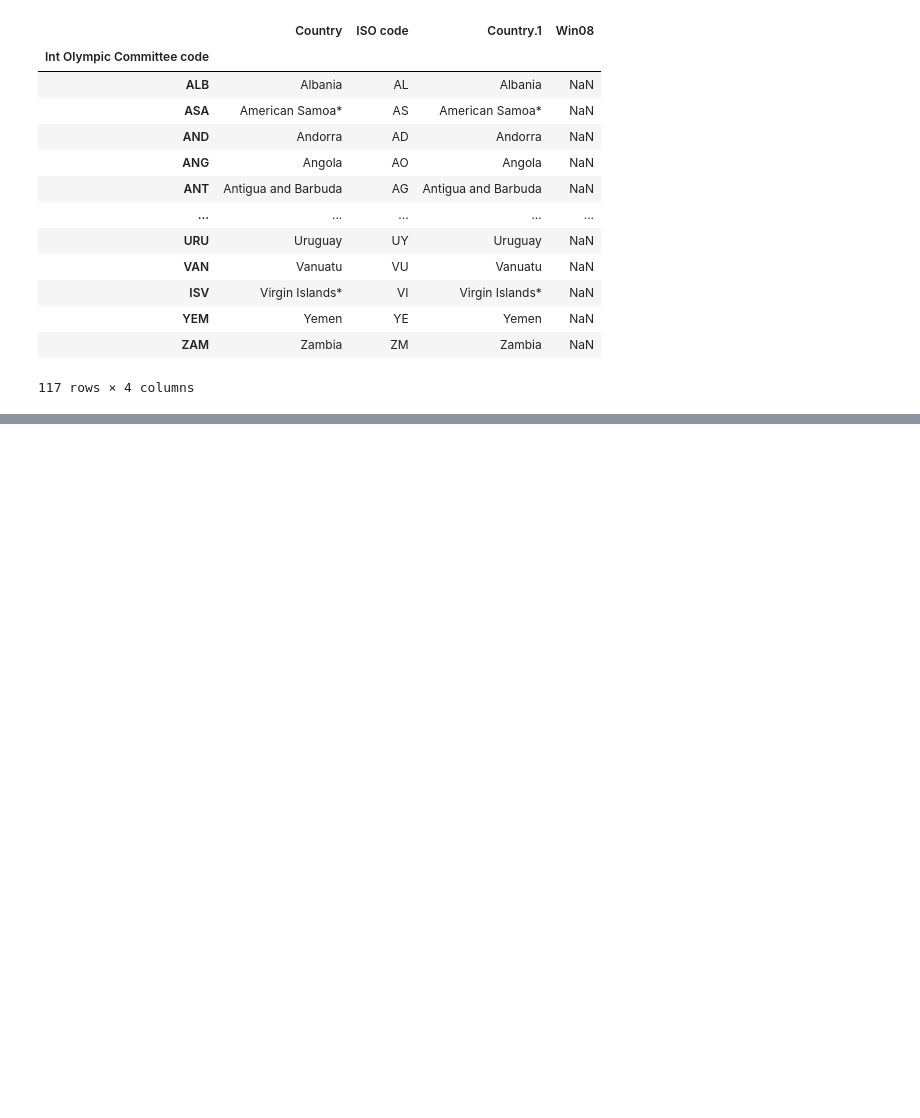
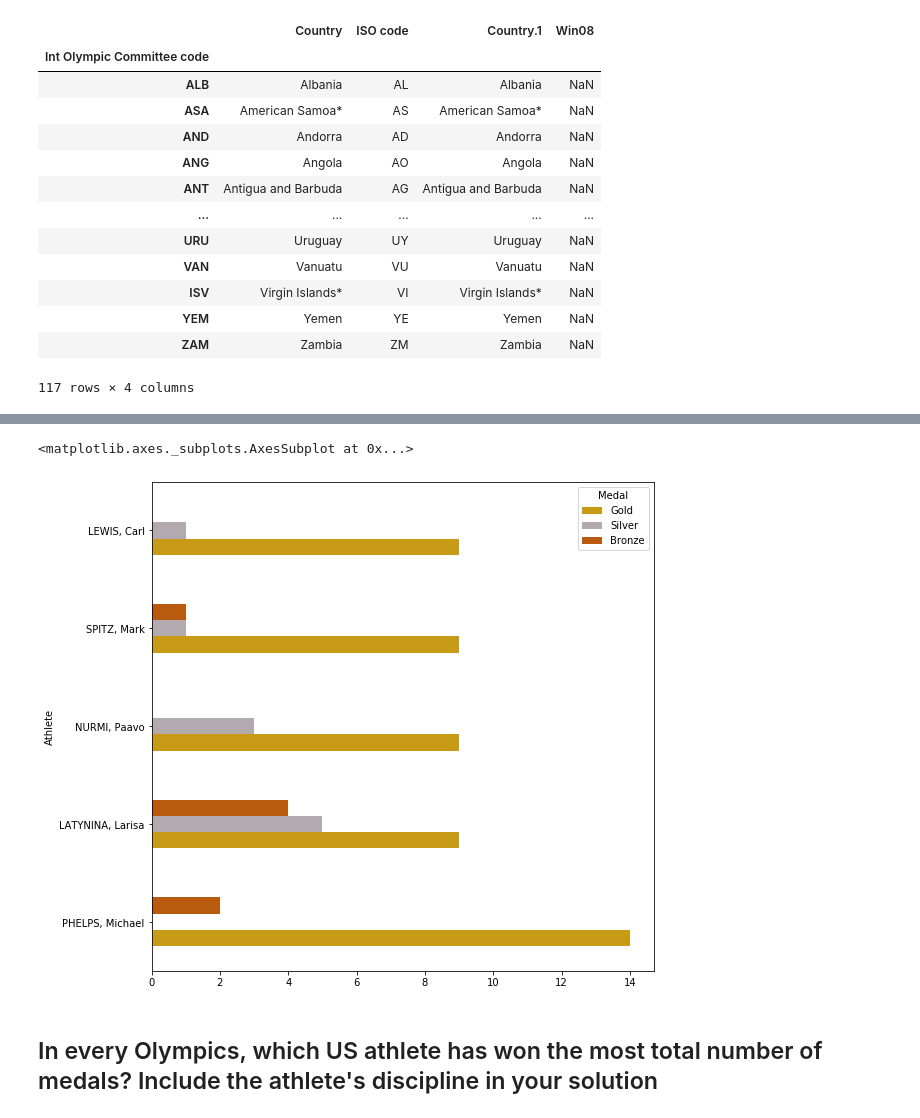
Before and after one commit to coding-cat23/fresh-daisies, a Jupyter notebook: pandas Essentials course.ipynb, the cells around one changed output, grey strips where cells are left out. Cells and saved outputs as stored; diff of their text form; code cells hidden in the pictures; blank space fills up the shorter version.

```diff
--- a/pandas Essentials course.ipynb
+++ b/pandas Essentials course.ipynb
@@ -168,0 +242,7 @@ cc[cc['Win08'].isnull()]
+# %%
+#Group by atheltes and their medals
+top5=oo.groupby(['Athlete','Medal'])
+# %%
+#Unstack by medal and preview
+top5_by_medal= top5.size().unstack('Medal', fill_value=0)
+top5_by_medal
@@ -168,0 +264,13 @@ cc[cc['Win08'].isnull()]
+# %%
+
+#Array with colours to represent different medals
+medal_colors = ["#c79b16","#b3aaaf", "#b85b0f"]
+# Set custom color palette
+sns.set_palette(sns.color_palette(medal_colors ))#Now sort according to gold, silver, bronze and plot the top 5 only
+
+top5_by_medal.sort_values(['Gold','Silver','Bronze'], ascending=False)[['Gold','Silver','Bronze']].head(5).plot(kind='barh', figsize=(9,9))
+# %% [output]
+<matplotlib.axes._subplots.AxesSubplot at 0x...>
+[figure, added]
+# %% [markdown]
+##  In every Olympics, which US athlete has won the most total number of medals? Include the athlete's discipline in your solution
```
Also changed, not shown: parts of 14 cells of this notebook.
